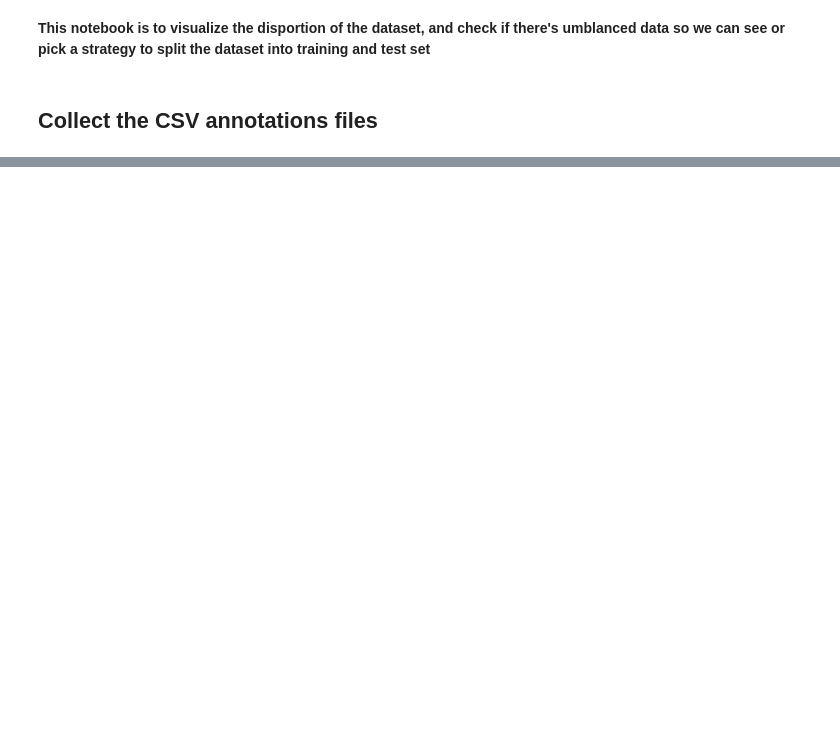
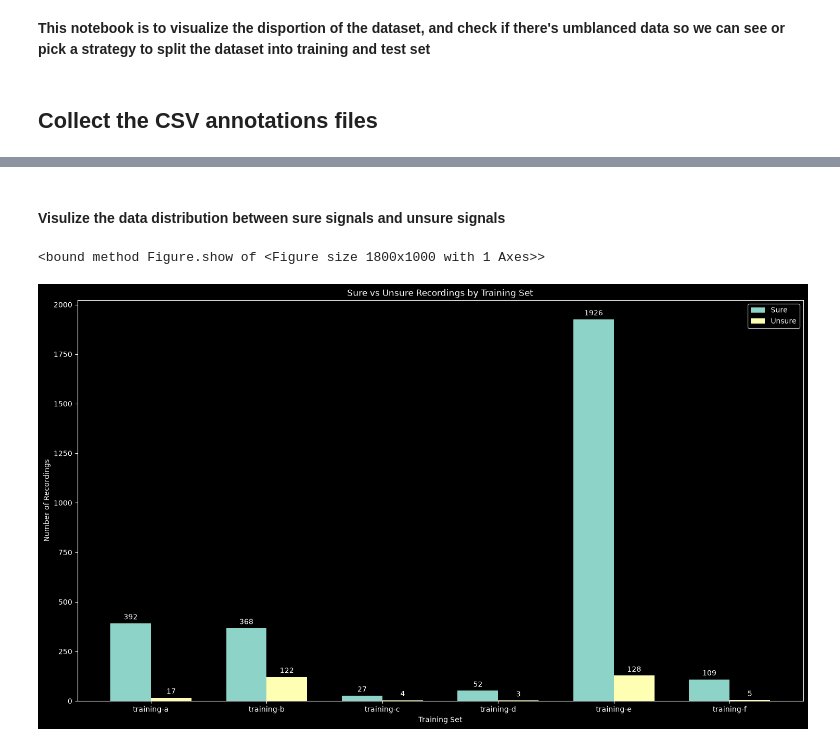
Before and after one commit to AitMoussa-Ali/Classification-of-Heart-Sound-Recordings, a Jupyter notebook: Data_pre_processing/Data_viz.ipynb, the cells around one changed output, grey strips where cells are left out. Saved outputs shown, nothing was run; the diff lists cells and outputs as text; code cells hidden in the pictures; blank space fills up the shorter version.

```diff
--- a/Data_pre_processing/Data_viz.ipynb
+++ b/Data_pre_processing/Data_viz.ipynb
@@ -13 +15,5 @@ file_name = "REFERENCE_withSQL.csv"
+# %%
+def count_number_of_classes(data : pd.DataFrame, index : int, class_ref : int) -> int :
+    counts = data[data[index] == class_ref].shape[0]
+    return counts
 # %%
@@ -20,0 +65,25 @@ FileNotFoundError: [Errno 2] No such file or directory: 'C:\\Users\\aliai\\Deskt
+# %% [markdown]
+#### **Visulize the data distribution between sure signals and unsure signals**
+# %%
+x = np.arange(len(training_set))
+width = 0.35
+
+fig, ax = plt.subplots(figsize=(18, 10))
+
+bars_sure = ax.bar(x - width / 2, sure, width, label='Sure')
+bars_unsure = ax.bar(x + width / 2, unsure, width, label='Unsure')
+
+ax.bar_label(bars_sure, padding=3)
+ax.bar_label(bars_unsure, padding=3)
+# ax.bar_label(bars_unsure, padding=3)
+
+ax.set_xticks(x)
+ax.set_xticklabels(training_set)
+ax.set_xlabel('Training Set')
+ax.set_ylabel('Number of Recordings')
+ax.set_title('Sure vs Unsure Recordings by Training Set')
+ax.legend()
+fig.show
+# %% [output]
+<bound method Figure.show of <Figure size 1800x1000 with 1 Axes>>
+[figure, added]
```
Also changed, not shown: parts of 6 cells of this notebook.
